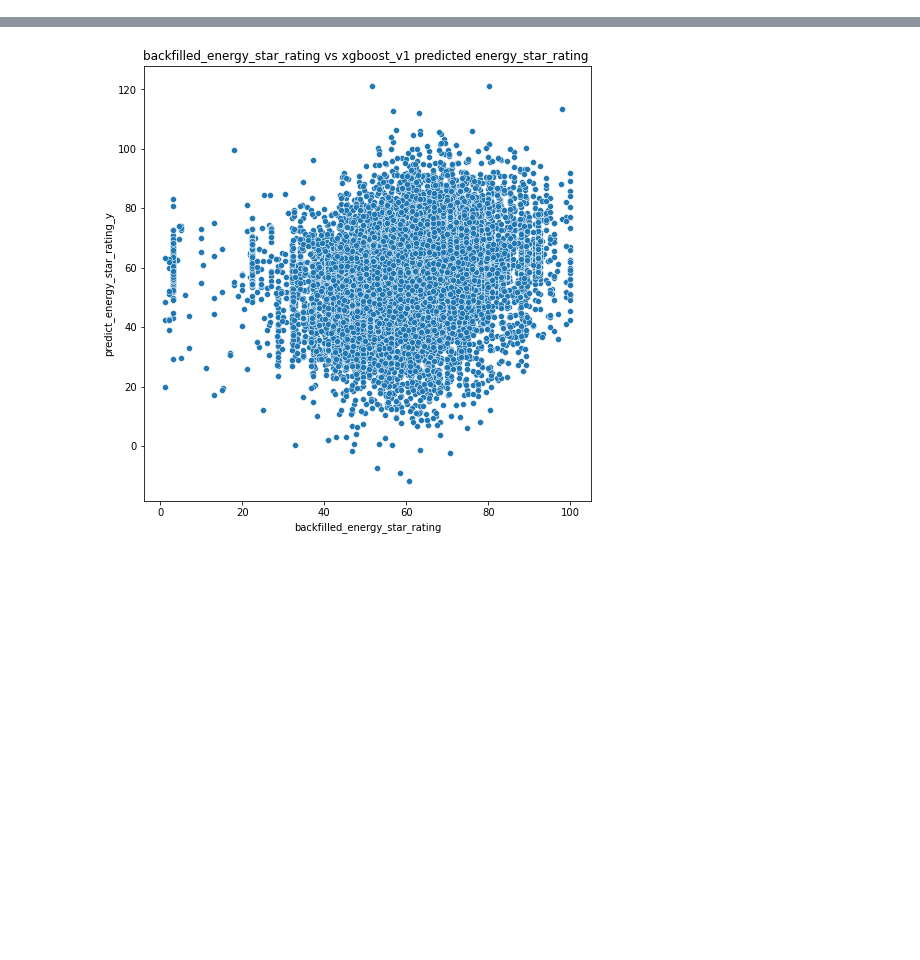
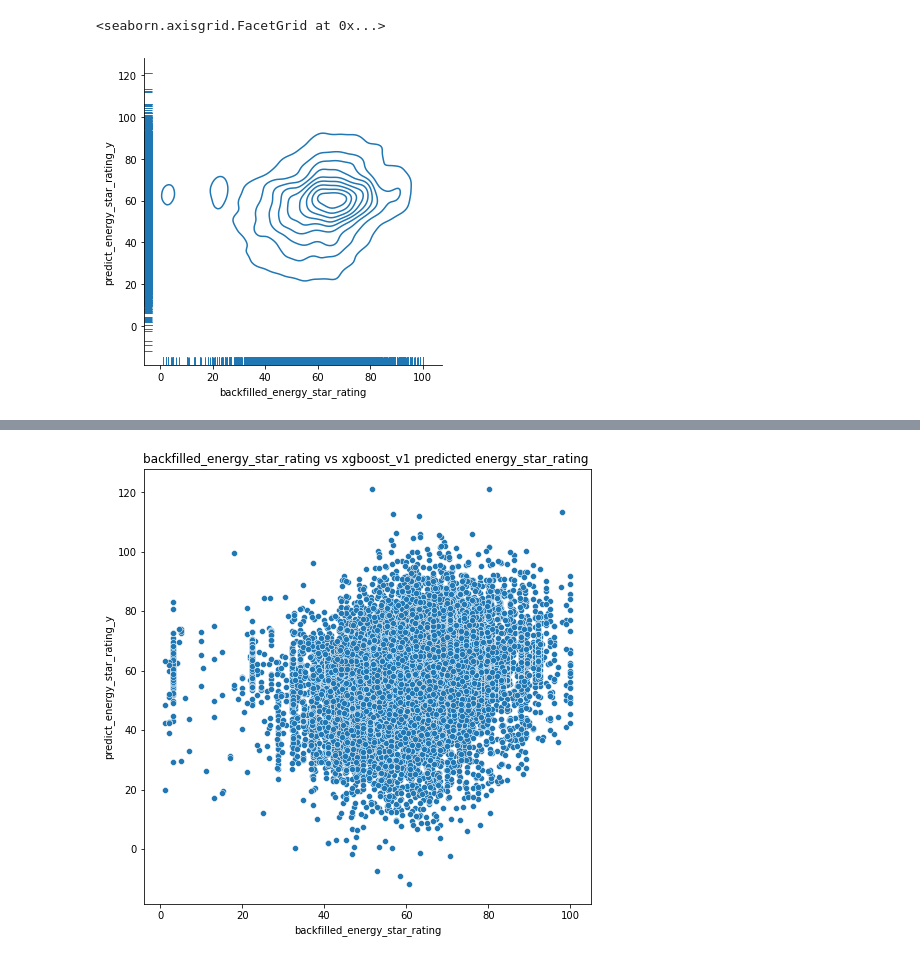
Before and after one commit to hannahpu/widsdatathon2022, a Jupyter notebook: notebook/compare_feature_imputation_eda.ipynb, the cells around one changed output, grey strips where cells are left out. Drawn from its saved outputs; the diff is of its cells as text; code cells hidden in the pictures; blank space fills up the shorter version.

```diff
--- a/notebook/compare_feature_imputation.ipynb
+++ b/notebook/compare_feature_imputation_eda.ipynb
@@ -153,3 +161,8 @@ plt.show()
 # %% [output]
 [figure]
 [interactive output not drawn]
+# %%
+sns.displot(compare_imputed_result, x="backfilled_energy_star_rating", y="predict_energy_star_rating_y", kind="kde", rug=True)
+# %% [output]
+<seaborn.axisgrid.FacetGrid at 0x...>
+[figure, added]
```
Also changed, not shown: parts of 3 cells of this notebook, 4 other files.
